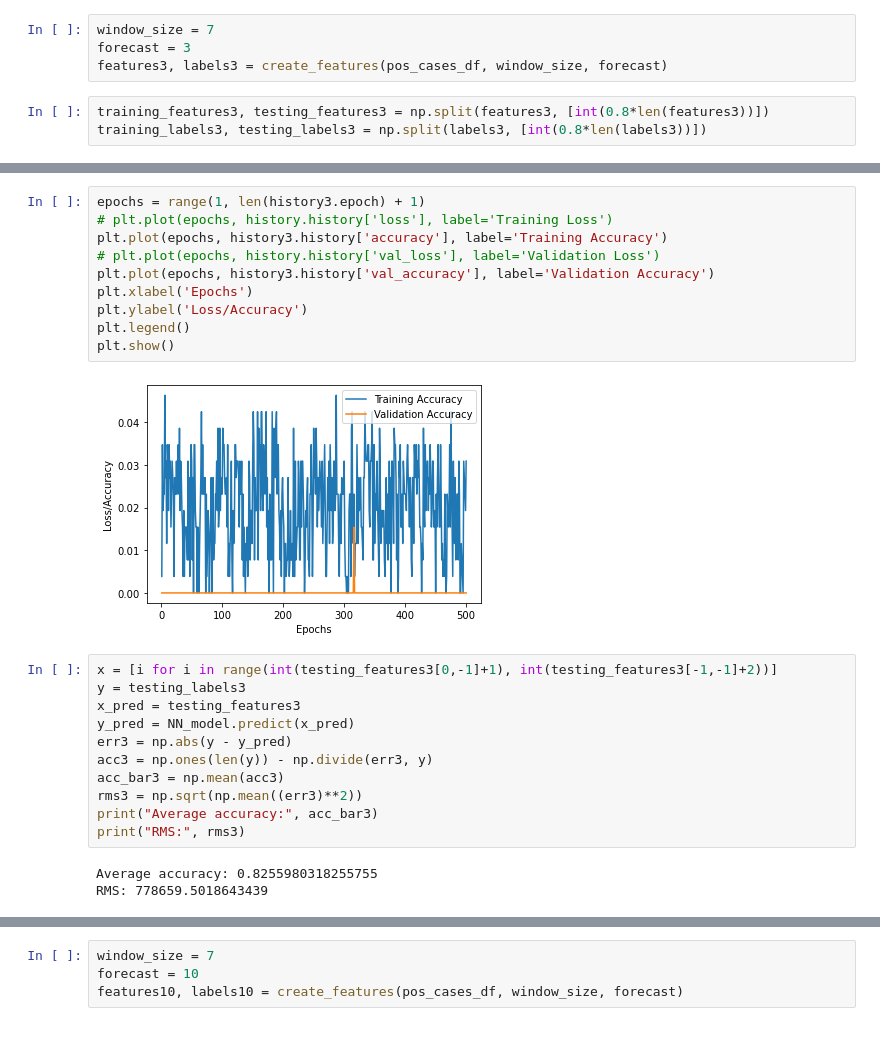
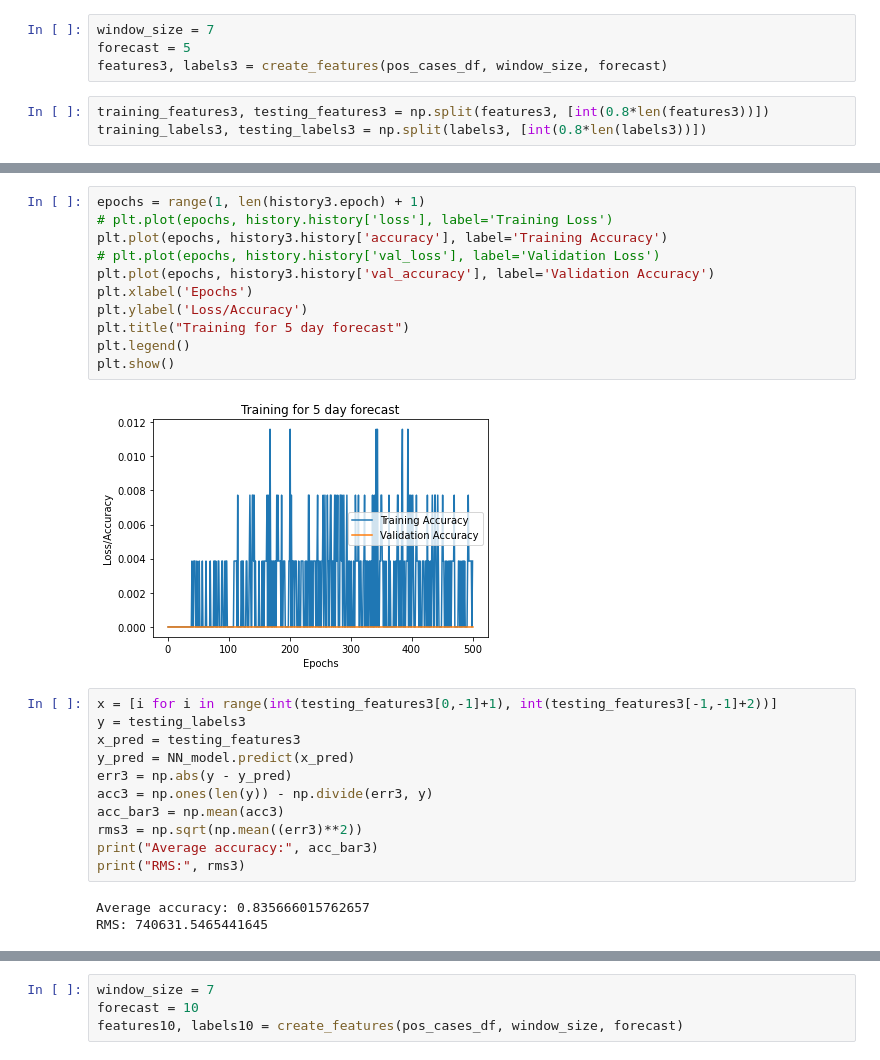
Before and after one commit to OliverJaison/SNS_Assignment20-21, a Jupyter notebook: main.ipynb, the cells around one changed output, grey strips where cells are left out. Cells and saved outputs as stored; diff of their text form.

```diff
--- a/main.ipynb
+++ b/main.ipynb
@@ -314,6 +315,6 @@ plt.show()
 # %%
 window_size = 7
-forecast = 3
+forecast = 5
 features3, labels3 = create_features(pos_cases_df, window_size, forecast)
 # %%
 training_features3, testing_features3 = np.split(features3, [int(0.8*len(features3))])
@@ -341,15 +342,16 @@ Epoch 500/500
 # %%
 epochs = range(1, len(history3.epoch) + 1)
 # plt.plot(epochs, history.history['loss'], label='Training Loss')
 plt.plot(epochs, history3.history['accuracy'], label='Training Accuracy')
 # plt.plot(epochs, history.history['val_loss'], label='Validation Loss')
 plt.plot(epochs, history3.history['val_accuracy'], label='Validation Accuracy')
 plt.xlabel('Epochs')
 plt.ylabel('Loss/Accuracy')
+plt.title("Training for 5 day forecast")
 plt.legend()
 plt.show()
 # %% [output]
-[figure, old version]
+[figure, new version]
 # %%
 x = [i for i in range(int(testing_features3[0,-1]+1), int(testing_features3[-1,-1]+2))]
 y = testing_labels3
@@ -362,8 +364,8 @@ rms3 = np.sqrt(np.mean((err3)**2))
 print("Average accuracy:", acc_bar3)
 print("RMS:", rms3)
 # %% [output]
-Average accuracy: 0.8255980318255755
-RMS: 778659.5018643439
+Average accuracy: 0.835666015762657
+RMS: 740631.5465441645
 # %%
 plt.plot(x, y, label="True Values")
 plt.plot(x, y_pred, label="Predicted Values")
```
Also changed, not shown: parts of 14 cells of this notebook, 12 other files.
